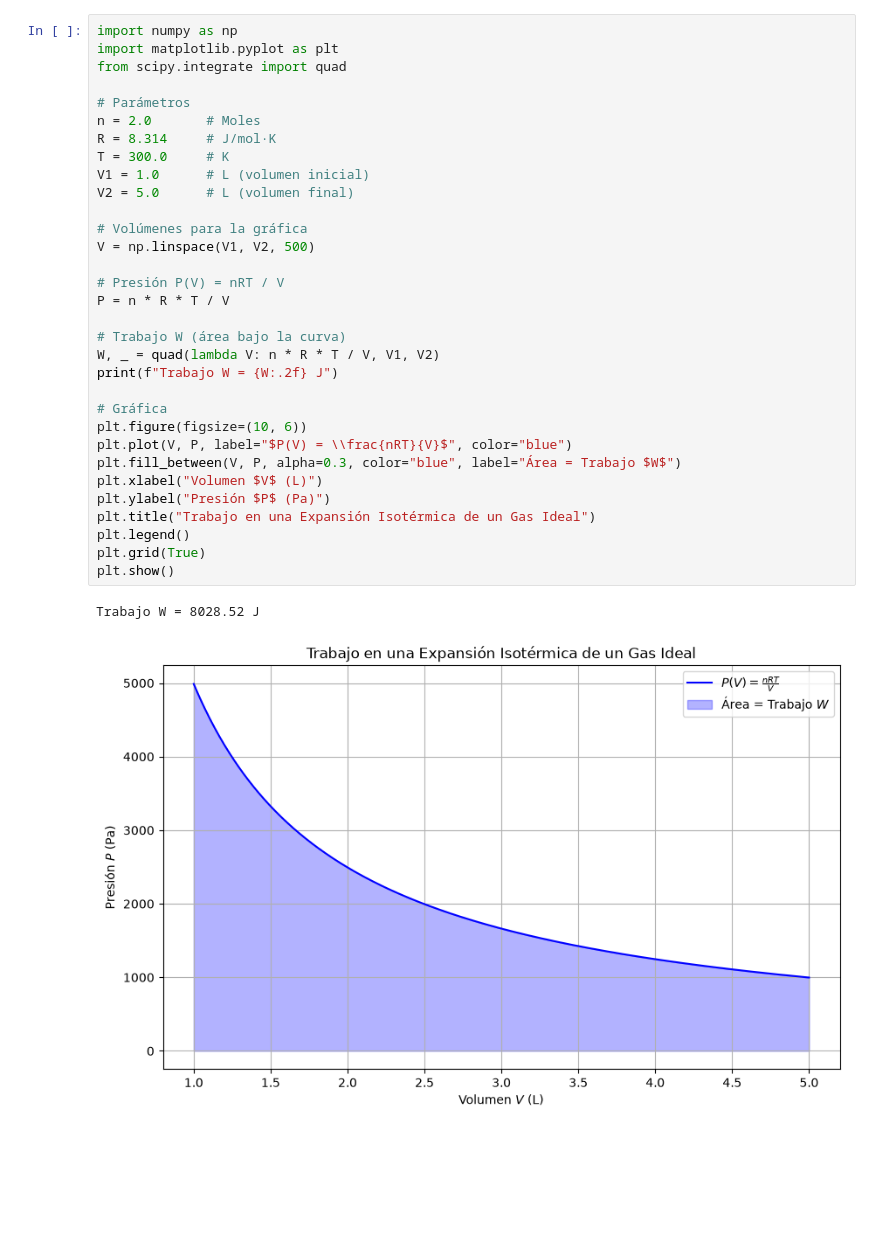
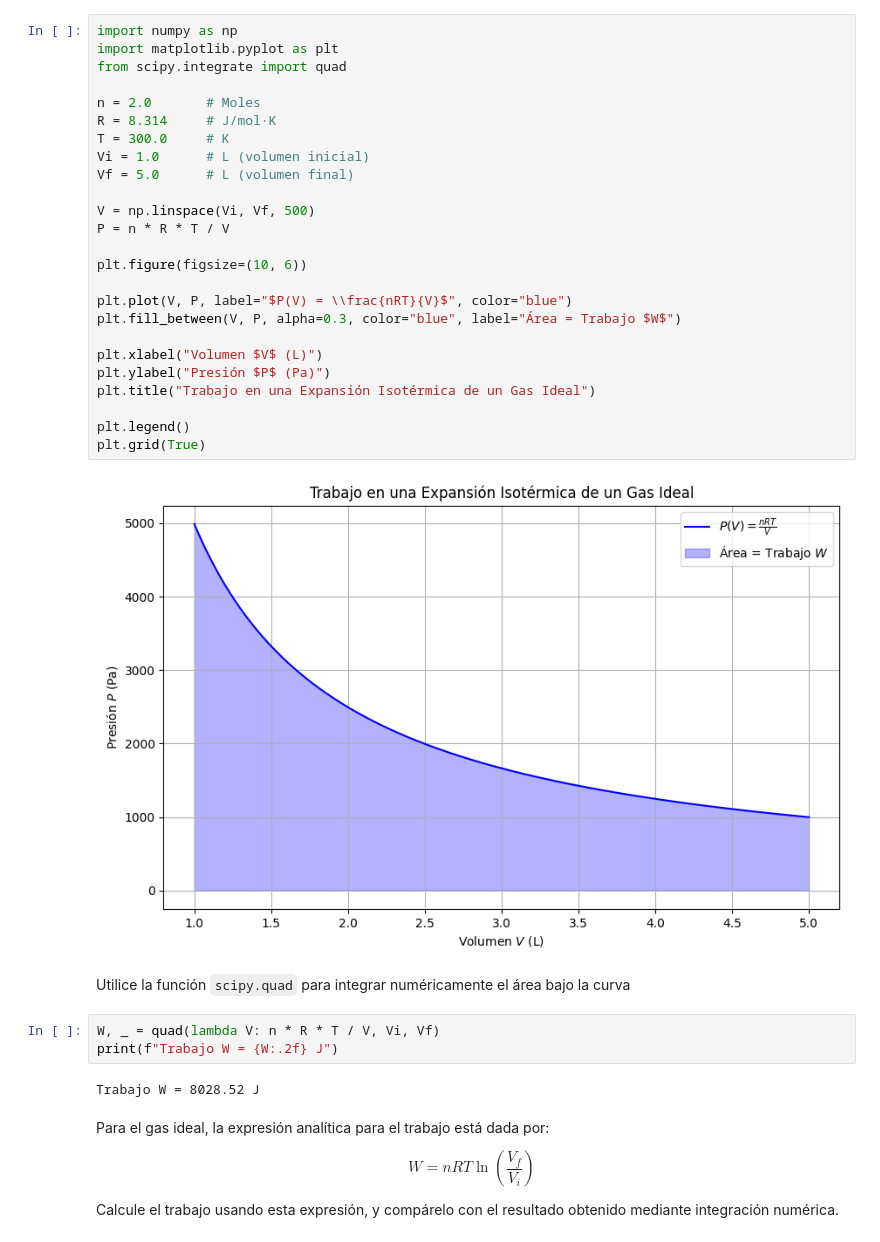
Before and after one commit to matquim/Practicas-Calculo-I, a Jupyter notebook: u7p1.ipynb, the cells around one changed output. Cells and saved outputs as stored; diff of their text form; blank space fills up the shorter version.

```diff
--- a/u7p1.ipynb
+++ b/u7p1.ipynb
@@ -65,35 +33,42 @@ $$
 # %%
 import numpy as np
 import matplotlib.pyplot as plt
 from scipy.integrate import quad
 
-# Parámetros
 n = 2.0       # Moles
 R = 8.314     # J/mol·K
 T = 300.0     # K
-V1 = 1.0      # L (volumen inicial)
-V2 = 5.0      # L (volumen final)
+Vi = 1.0      # L (volumen inicial)
+Vf = 5.0      # L (volumen final)
 
-# Volúmenes para la gráfica
-V = np.linspace(V1, V2, 500)
-
-# Presión P(V) = nRT / V
+V = np.linspace(Vi, Vf, 500)
 P = n * R * T / V
 
-# Trabajo W (área bajo la curva)
-W, _ = quad(lambda V: n * R * T / V, V1, V2)
-print(f"Trabajo W = {W:.2f} J")
+plt.figure(figsize=(10, 6))
 
-# Gráfica
-plt.figure(figsize=(10, 6))
 plt.plot(V, P, label="$P(V) = \\frac{nRT}{V}$", color="blue")
 plt.fill_between(V, P, alpha=0.3, color="blue", label="Área = Trabajo $W$")
+
 plt.xlabel("Volumen $V$ (L)")
 plt.ylabel("Presión $P$ (Pa)")
 plt.title("Trabajo en una Expansión Isotérmica de un Gas Ideal")
+
 plt.legend()
 plt.grid(True)
-plt.show()
 # %% [output]
-Trabajo W = 8028.52 J
-[figure, old version]
+[figure, new version]
+# %% [markdown]
+Utilice la función `scipy.quad` para integrar numéricamente el área bajo la  curva
+# %%
+W, _ = quad(lambda V: n * R * T / V, Vi, Vf)
+print(f"Trabajo W = {W:.2f} J")
+# %% [output]
+Trabajo W = 8028.52 J
+# %% [markdown]
+Para el gas ideal, la expresión analítica para el trabajo está dada por:
+
+\begin{equation}
+W = n R T \ln \left( \frac{V_f}{V_i} \right)
+\end{equation}
+
+Calcule el trabajo usando esta expresión, y compárelo con el resultado obtenido mediante integración numérica.
```
Also changed, not shown: parts of 3 cells of this notebook, 1 other file.
